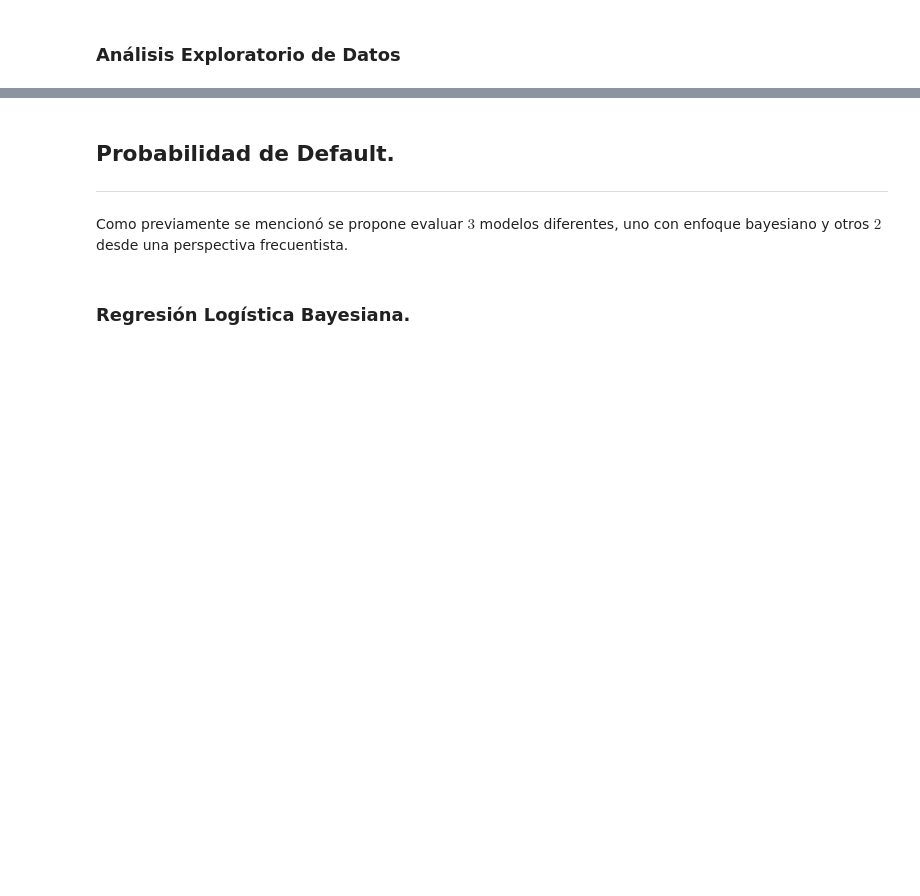
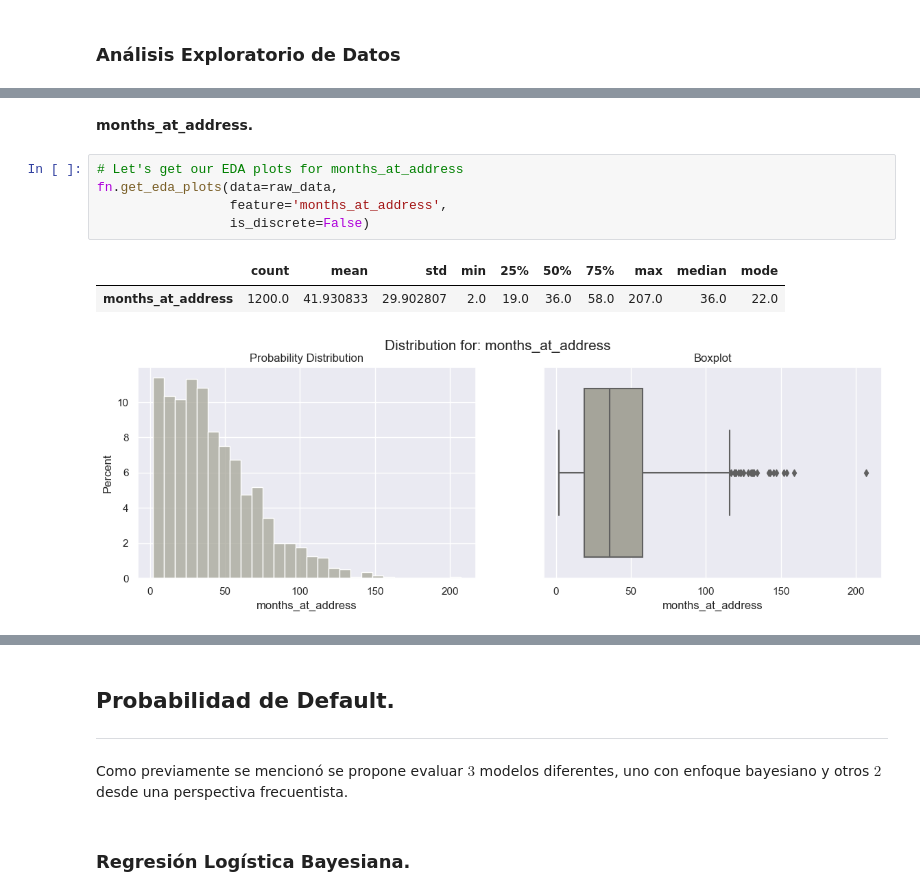
Before and after one commit to bmanica/optimal-interest-rate, a Jupyter notebook: OptimalRate_Implementation.ipynb, the cells around one changed output, grey strips where cells are left out. Drawn from its saved outputs; the diff is of its cells as text; blank space fills up the shorter version.

```diff
--- a/OptimalRate_Implementation.ipynb
+++ b/OptimalRate_Implementation.ipynb
@@ -117,0 +164,11 @@ raw_data.head()
+# %% [markdown]
+**months_at_address.**
+# %%
+# Let's get our EDA plots for months_at_address
+fn.get_eda_plots(data=raw_data,
+                 feature='months_at_address',
+                 is_discrete=False)
+# %% [output]
+|  | count | mean | std | min | 25% | 50% | 75% | max | median | mode |
+| months_at_address | 1200.0 | 41.930833 | 29.902807 | 2.0 | 19.0 | 36.0 | 58.0 | 207.0 | 36.0 | 22.0 |
+[figure, added]
```
Also changed, not shown: parts of 47 cells of this notebook, 5 other files.
